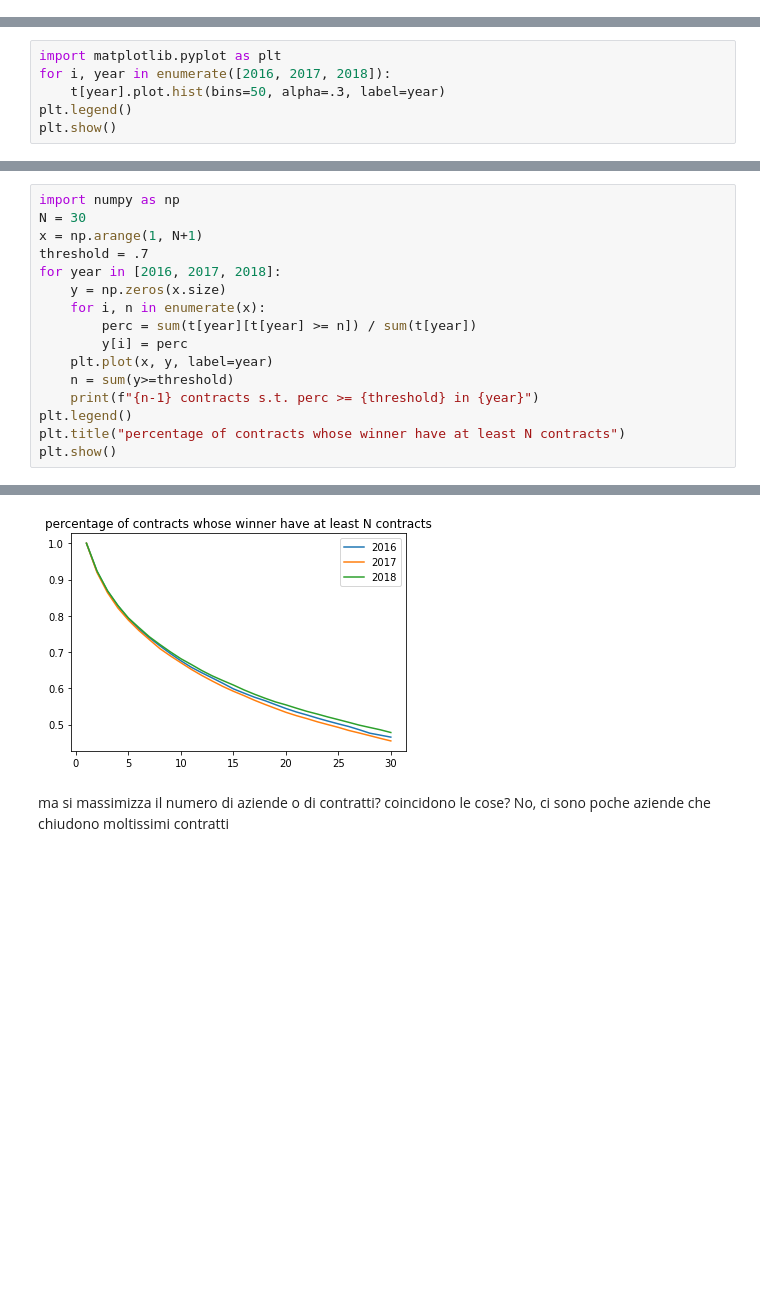
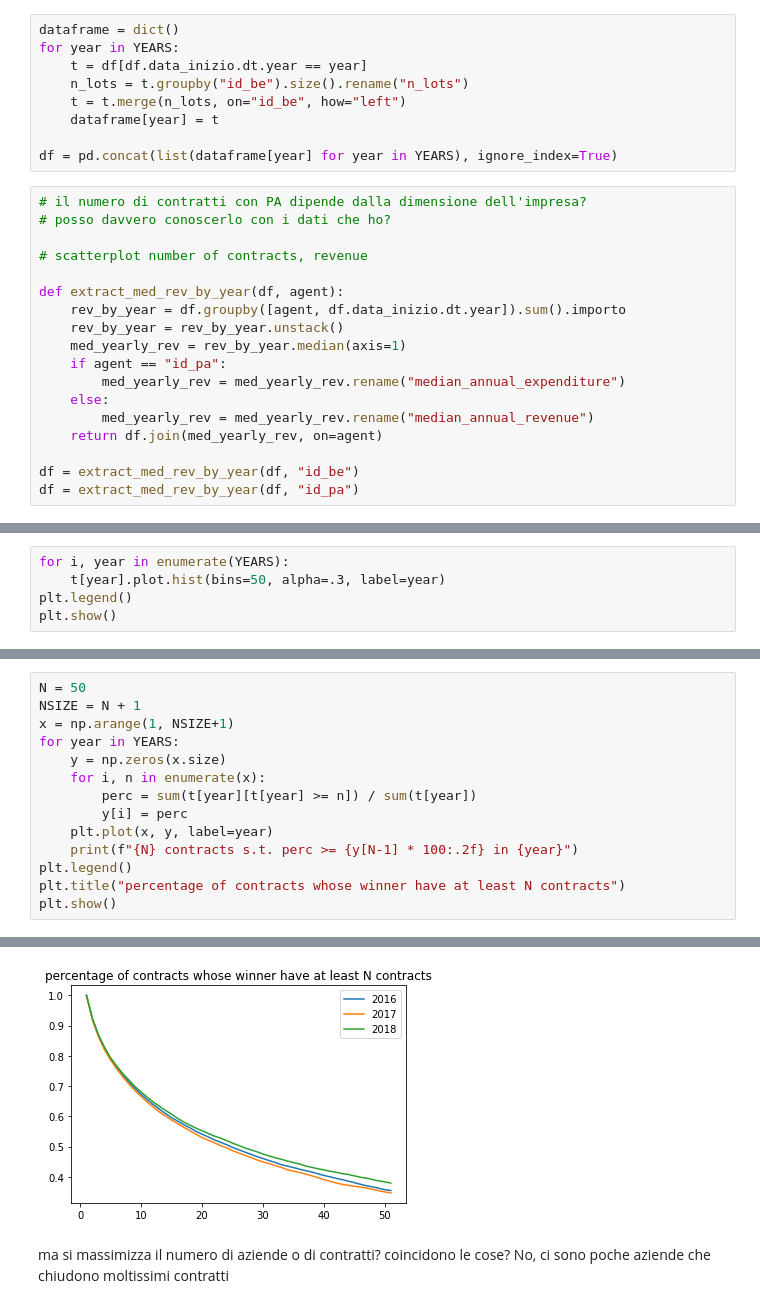
Before and after one commit to Yourne/synapthesis, a Jupyter notebook: n_contracts_distrib.ipynb, the cells around one changed output, grey strips where cells are left out. Drawn from its saved outputs; the diff is of its cells as text; blank space fills up the shorter version.

```diff
--- a/n_contracts_distrib.ipynb
+++ b/n_contracts_distrib.ipynb
@@ -41,0 +60,27 @@ df = df[df.id_scelta_contraente.notna()]
+# %%
+dataframe = dict()
+for year in YEARS:
+    t = df[df.data_inizio.dt.year == year]
+    n_lots = t.groupby("id_be").size().rename("n_lots")
+    t = t.merge(n_lots, on="id_be", how="left")
+    dataframe[year] = t
+
+df = pd.concat(list(dataframe[year] for year in YEARS), ignore_index=True)
+# %%
+# il numero di contratti con PA dipende dalla dimensione dell'impresa?
+# posso davvero conoscerlo con i dati che ho?
+
+# scatterplot number of contracts, revenue
+
+def extract_med_rev_by_year(df, agent):
+    rev_by_year = df.groupby([agent, df.data_inizio.dt.year]).sum().importo
+    rev_by_year = rev_by_year.unstack()
+    med_yearly_rev = rev_by_year.median(axis=1)
+    if agent == "id_pa":
+        med_yearly_rev = med_yearly_rev.rename("median_annual_expenditure")
+    else:
+        med_yearly_rev = med_yearly_rev.rename("median_annual_revenue")
+    return df.join(med_yearly_rev, on=agent)
+
+df = extract_med_rev_by_year(df, "id_be")
+df = extract_med_rev_by_year(df, "id_pa")
@@ -59,6 +98,5 @@ Name: n_lots, Length: 135996, dtype: int64
 # %%
-import matplotlib.pyplot as plt
-for i, year in enumerate([2016, 2017, 2018]):
+for i, year in enumerate(YEARS):
     t[year].plot.hist(bins=50, alpha=.3, label=year)
 plt.legend()
 plt.show()
@@ -67,16 +105,14 @@ plt.show()
 # %%
-import numpy as np
-N = 30
-x = np.arange(1, N+1)
-threshold = .7
-for year in [2016, 2017, 2018]:
+N = 50
+NSIZE = N + 1
+x = np.arange(1, NSIZE+1)
+for year in YEARS:
     y = np.zeros(x.size)
     for i, n in enumerate(x):
         perc = sum(t[year][t[year] >= n]) / sum(t[year])
         y[i] = perc
     plt.plot(x, y, label=year)
-    n = sum(y>=threshold)
-    print(f"{n-1} contracts s.t. perc >= {threshold} in {year}")
+    print(f"{N} contracts s.t. perc >= {y[N-1] * 100:.2f} in {year}")
 plt.legend()
 plt.title("percentage of contracts whose winner have at least N contracts")
 plt.show()
@@ -87,4 +123,4 @@ plt.show()
-[figure, old version]
+[figure, new version]
 # %% [markdown]
 ma si massimizza il numero di aziende o di contratti? coincidono le cose? No,
 ci sono poche aziende che chiudono moltissimi contratti
```
Also changed, not shown: parts of 27 cells of this notebook, 1 other file.
